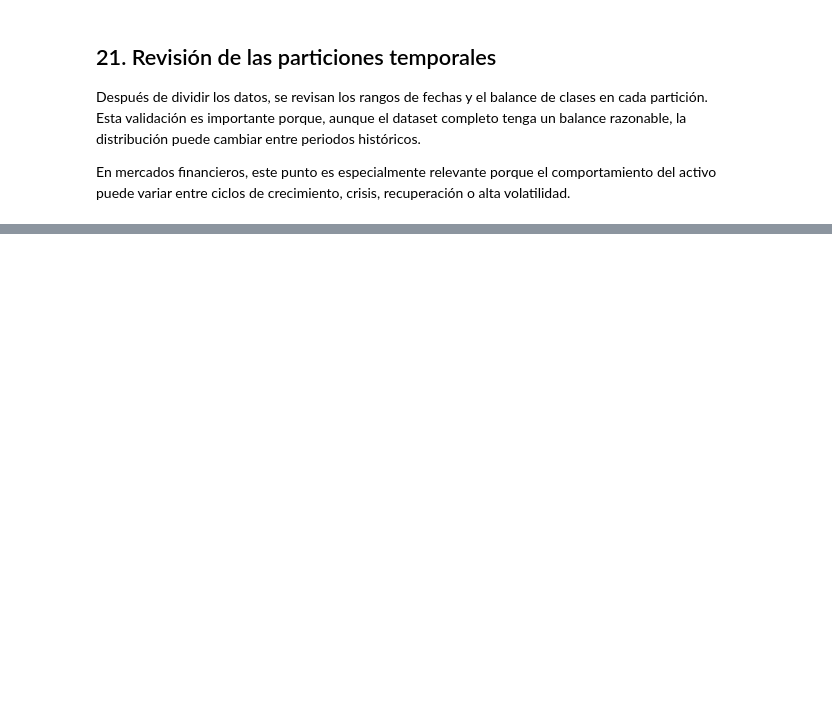
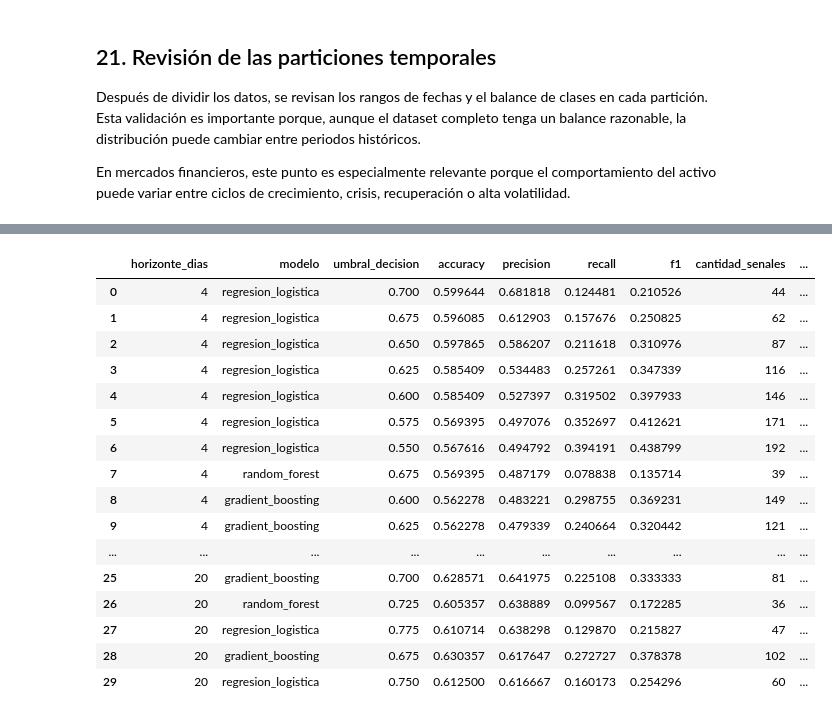
Before and after one commit to OrozcoJacobo/Proyecto_Final_AP, a Jupyter notebook: code/notebooks/modelos.ipynb, the cells around one changed output, grey strips where cells are left out. Drawn from its saved outputs; the diff is of its cells as text; code cells hidden in the pictures; blank space fills up the shorter version.

```diff
--- a/code/notebooks/modelos.ipynb
+++ b/code/notebooks/modelos.ipynb
@@ -1289,0 +1709,35 @@ En mercados financieros, este punto es especialmente relevante porque el comport
+# %%
+resultados_umbrales_filtrados = resultados_umbrales[
+    resultados_umbrales["proporcion_senales"] >= 0.05
+].copy()
+
+mejores_umbrales_precision = (
+    resultados_umbrales_filtrados
+    .sort_values(
+        by=["horizonte_dias", "precision", "f1"],
+        ascending=[True, False, False],
+    )
+    .groupby("horizonte_dias")
+    .head(10)
+    .reset_index(drop=True)
+)
+
+display(mejores_umbrales_precision)
+# %% [output]
+|  | horizonte_dias | modelo | umbral_decision | accuracy | precision | recall | f1 | cantidad_senales | ... |
+| 0 | 4 | regresion_logistica | 0.700 | 0.599644 | 0.681818 | 0.124481 | 0.210526 | 44 | ... |
+| 1 | 4 | regresion_logistica | 0.675 | 0.596085 | 0.612903 | 0.157676 | 0.250825 | 62 | ... |
+| 2 | 4 | regresion_logistica | 0.650 | 0.597865 | 0.586207 | 0.211618 | 0.310976 | 87 | ... |
+| 3 | 4 | regresion_logistica | 0.625 | 0.585409 | 0.534483 | 0.257261 | 0.347339 | 116 | ... |
+| 4 | 4 | regresion_logistica | 0.600 | 0.585409 | 0.527397 | 0.319502 | 0.397933 | 146 | ... |
+| 5 | 4 | regresion_logistica | 0.575 | 0.569395 | 0.497076 | 0.352697 | 0.412621 | 171 | ... |
+| 6 | 4 | regresion_logistica | 0.550 | 0.567616 | 0.494792 | 0.394191 | 0.438799 | 192 | ... |
+| 7 | 4 | random_forest | 0.675 | 0.569395 | 0.487179 | 0.078838 | 0.135714 | 39 | ... |
+| 8 | 4 | gradient_boosting | 0.600 | 0.562278 | 0.483221 | 0.298755 | 0.369231 | 149 | ... |
+| 9 | 4 | gradient_boosting | 0.625 | 0.562278 | 0.479339 | 0.240664 | 0.320442 | 121 | ... |
+| ... | ... | ... | ... | ... | ... | ... | ... | ... | ... |
+| 25 | 20 | gradient_boosting | 0.700 | 0.628571 | 0.641975 | 0.225108 | 0.333333 | 81 | ... |
+| 26 | 20 | random_forest | 0.725 | 0.605357 | 0.638889 | 0.099567 | 0.172285 | 36 | ... |
+| 27 | 20 | regresion_logistica | 0.775 | 0.610714 | 0.638298 | 0.129870 | 0.215827 | 47 | ... |
+| 28 | 20 | gradient_boosting | 0.675 | 0.630357 | 0.617647 | 0.272727 | 0.378378 | 102 | ... |
+| 29 | 20 | regresion_logistica | 0.750 | 0.612500 | 0.616667 | 0.160173 | 0.254296 | 60 | ... |
```
Also changed, not shown: parts of 15 cells of this notebook.
